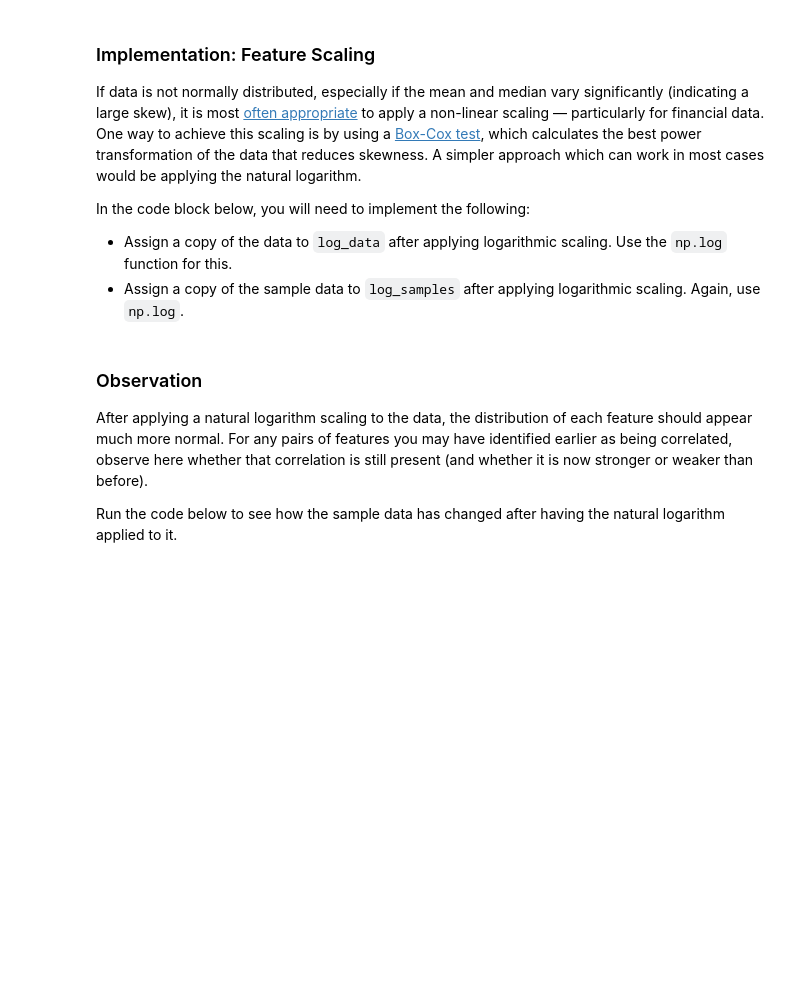
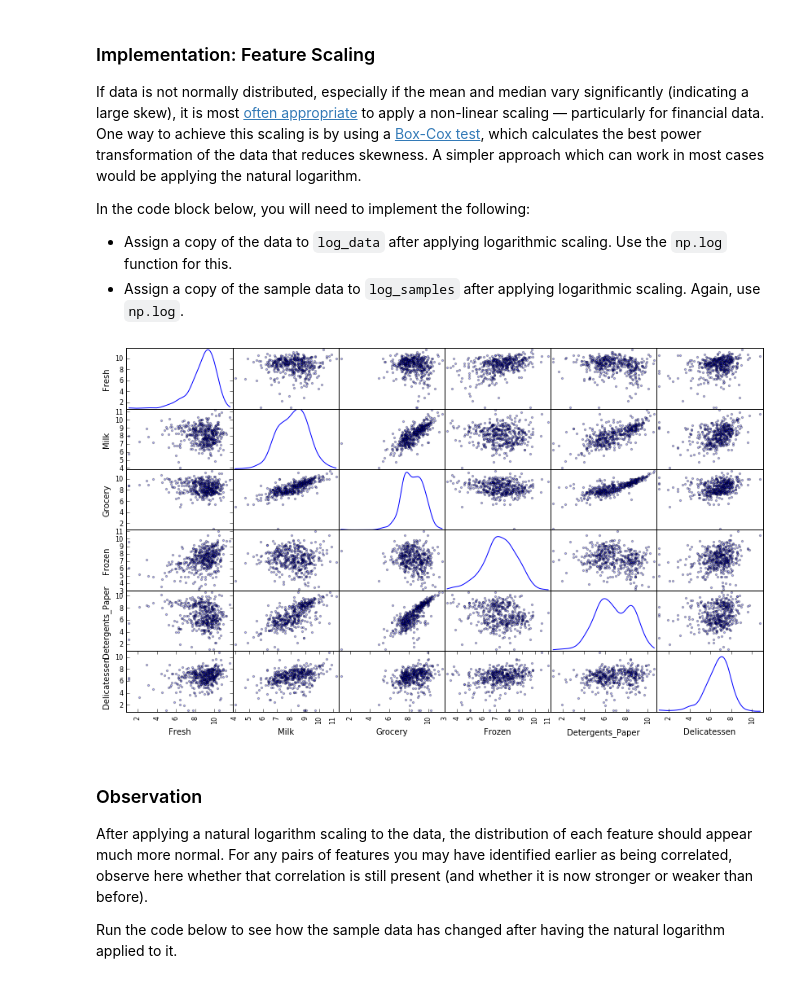
Before and after one commit to victorzhrn/customer_segments, a Jupyter notebook: customer_segments.ipynb, the cells around one changed output. Cells and saved outputs as stored; diff of their text form; code cells hidden in the pictures; blank space fills up the shorter version.

```diff
--- a/customer_segments.ipynb
+++ b/customer_segments.ipynb
@@ -128,13 +149,15 @@ In the code block below, you will need to implement the following:
  - Assign a copy of the sample data to `log_samples` after applying logarithmic scaling. Again, use `np.log`.
 # %%
 # TODO: Scale the data using the natural logarithm
-log_data = None
+log_data = np.log(data)
 
 # TODO: Scale the sample data using the natural logarithm
-log_samples = None
+log_samples = np.log(samples)
 
 # Produce a scatter matrix for each pair of newly-transformed features
 pd.scatter_matrix(log_data, alpha = 0.3, figsize = (14,8), diagonal = 'kde');
+# %% [output]
+[figure, added]
 # %% [markdown]
 ### Observation
 After applying a natural logarithm scaling to the data, the distribution of each feature should appear much more normal. For any pairs of features you may have identified earlier as being correlated, observe here whether that correlation is still present (and whether it is now stronger or weaker than before).
```
Also changed, not shown: parts of 37 cells of this notebook, 1 other file.
